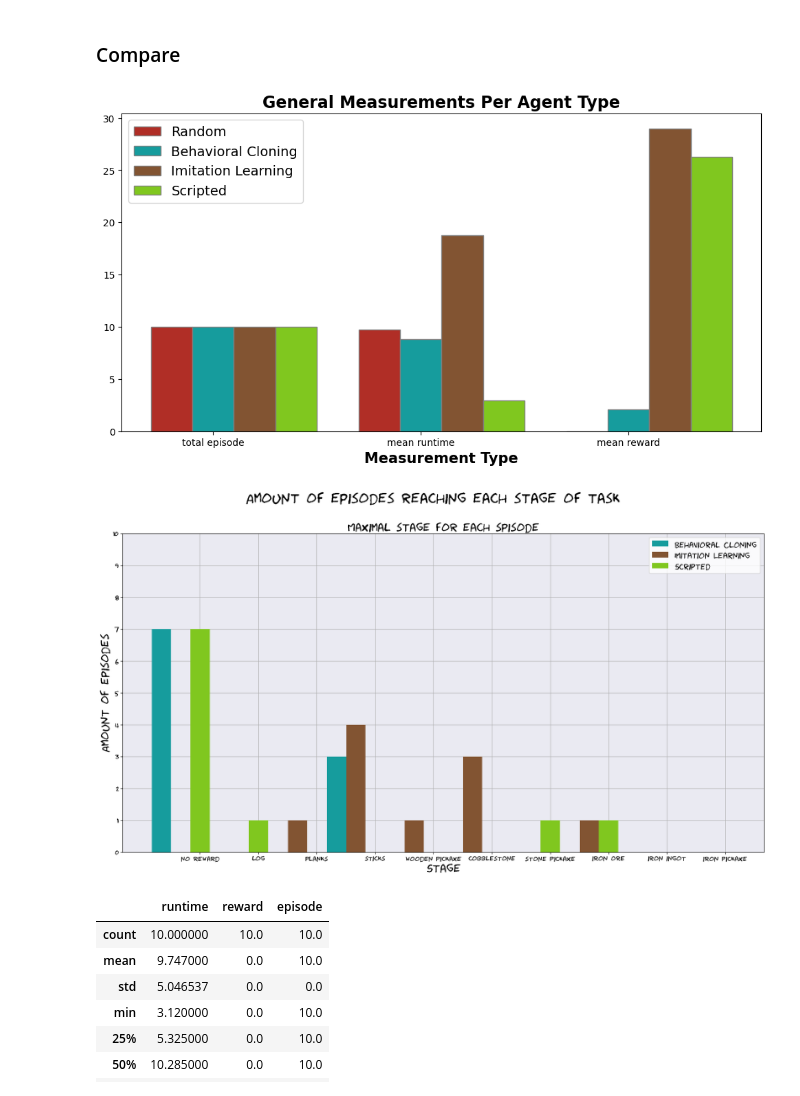
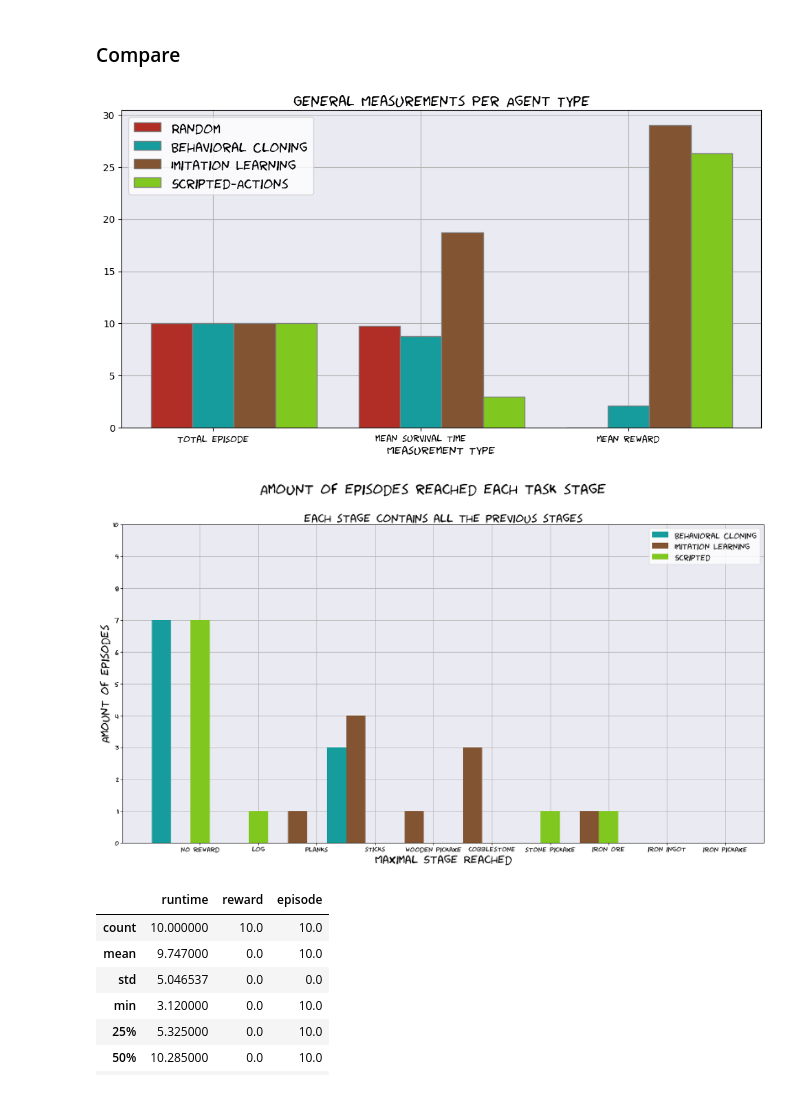
Before and after one commit to emilytoyber/Minecraft_proj, a Jupyter notebook: comparison_environment.ipynb, the cells around one changed output. Drawn from its saved outputs; the diff is of its cells as text; code cells hidden in the pictures.

```diff
--- a/comparison_environment.ipynb
+++ b/comparison_environment.ipynb
@@ -47,39 +48,44 @@ for (c, agent, name) in [(colors[0], random_agent, 'random'), (colors[1], bc_age
 barWidth = 0.20
 fig, ax = plt.subplots(figsize =(12, 6))
 
 # set height of bar
 random_stats = [np.mean(random_agent[i]) for i in ['episode', 'runtime','reward']]
 bc_stats = [np.mean(bc_agent[i]) for i in ['episode', 'runtime','reward']]
 imi_stats = [np.mean(imi_agent[i]) for i in ['episode', 'runtime','reward']]
 scripted_stats = [np.mean(scripted_agent[i]) for i in ['episode', 'runtime','reward']]
 
 # Set position of bar on X axis
 br1 = np.arange(len(random_stats))
 br2 = [x + barWidth for x in br1]
 br3 = [x + barWidth for x in br2]
 br4 = [x + barWidth for x in br3]
 
 # Make the plot
 plt.bar(br1, random_stats, color=colors[0], width = barWidth,
 		edgecolor ='grey', label ='Random')
 plt.bar(br2, bc_stats, color=colors[1], width = barWidth,
 		edgecolor ='grey', label ='Behavioral Cloning')
 plt.bar(br3, imi_stats, color =colors[2], width = barWidth,
 		edgecolor ='grey', label ='Imitation Learning')
 plt.bar(br4, scripted_stats, color =colors[3], width = barWidth,
-		edgecolor ='grey', label ='Scripted')
+		edgecolor ='grey', label ='Scripted-Actions')
 
 # Adding Xticks
-plt.title('General Measurements Per Agent Type', fontweight ='bold', fontsize = 17)
+plt.title('General Measurements Per Agent Type', fontproperties=font_prop, size=15)
 
-plt.xlabel('Measurement Type', fontweight ='bold', fontsize = 15)
+plt.xlabel('Measurement Type', fontproperties=font_prop, size=12)
 plt.xticks([r + barWidth for r in range(len(random_stats))],
-		['total episode', 'mean runtime', 'mean reward'])
+		['total episode', 'mean survival time', 'mean reward'], fontproperties=font_prop, size=10)
 
-plt.legend(loc='upper left', prop={'size': 14})
+plt.legend(loc='upper left', prop=legend_font_prop)
+
+ax.set_facecolor('#EAEAF2')
+ax.grid(True)
+ax.set_axisbelow(True)
+
 plt.show()
 # %% [output]
-[figure, old version]
+[figure, new version]
 # %%
 from collections import Counter
 
@@ -102,12 +108,12 @@ for i, agent in enumerate([bc_agent, imi_agent, scripted_agent]):
     x_offset = i * barWidth
     plt.bar(np.arange(len(x)) + x_offset, y, color=colors[i + 1], width=barWidth, label='Behavioral Cloning' if i == 0 else 'Imitation Learning' if i == 1 else 'Scripted')
     # plt.bar(x, y, label='Random' if agent == random_agent else 'Behavioral Cloning' if agent == bc_agent else 'Imitation Learning' if agent == imi_agent else 'Scripted')
-plt.xlabel('Stage', size=20, fontproperties=font_prop)
+plt.xlabel('Maximal Stage Reached', size=20, fontproperties=font_prop)
 plt.ylabel('Amount of episodes', size=20, fontproperties=font_prop)
-plt.suptitle('Amount of episodes reaching each stage of task', fontproperties=font_prop, size=25)
+plt.suptitle('Amount of episodes reached each task stage', fontproperties=font_prop, size=25)
 plt.xticks(np.arange(len(x)) + 2*barWidth, ['no reward', 'log', 'planks', 'sticks', 'wooden pickaxe', 'cobblestone', 'stone pickaxe', 'iron ore', 'iron ingot', 'iron pickaxe'], fontproperties=font_prop, size=12)
 plt.yticks(np.arange(11.0), fontproperties=font_prop, size=12)
-plt.title('Maximal stage for each spisode', fontproperties=font_prop, size=20)
+plt.title('each stage contains all the previous stages', fontproperties=font_prop, size=20)
 plt.legend(prop=legend_font_prop)
 
 ax.set_facecolor('#EAEAF2')
@@ -116,7 +122,7 @@ ax.set_axisbelow(True)
 
 plt.show()
 # %% [output]
-[figure, old version]
+[figure, new version]
 # %%
 random_agents_df = pd.DataFrame.from_dict(random_agent)
 bc_df = pd.DataFrame.from_dict(bc_agent)
```
Also changed, not shown: parts of 10 cells of this notebook.
